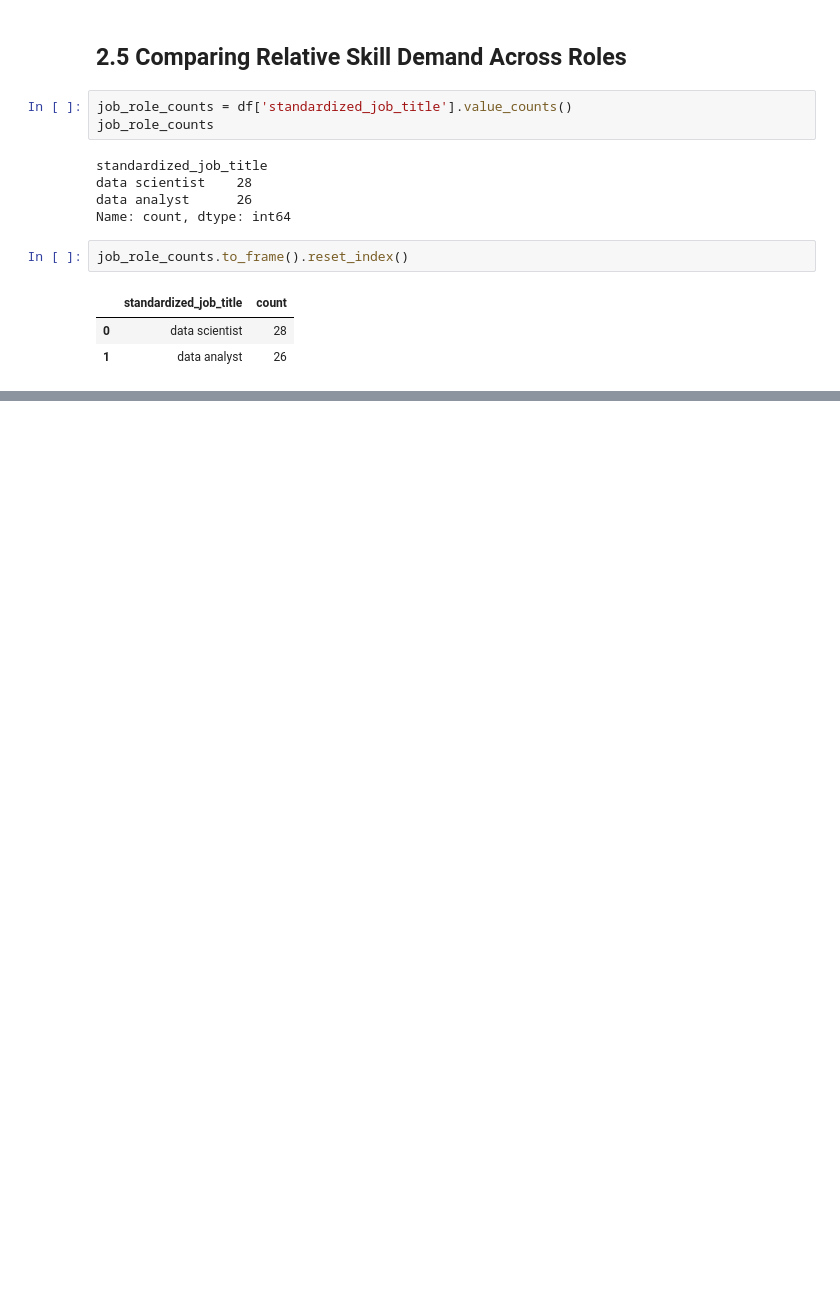
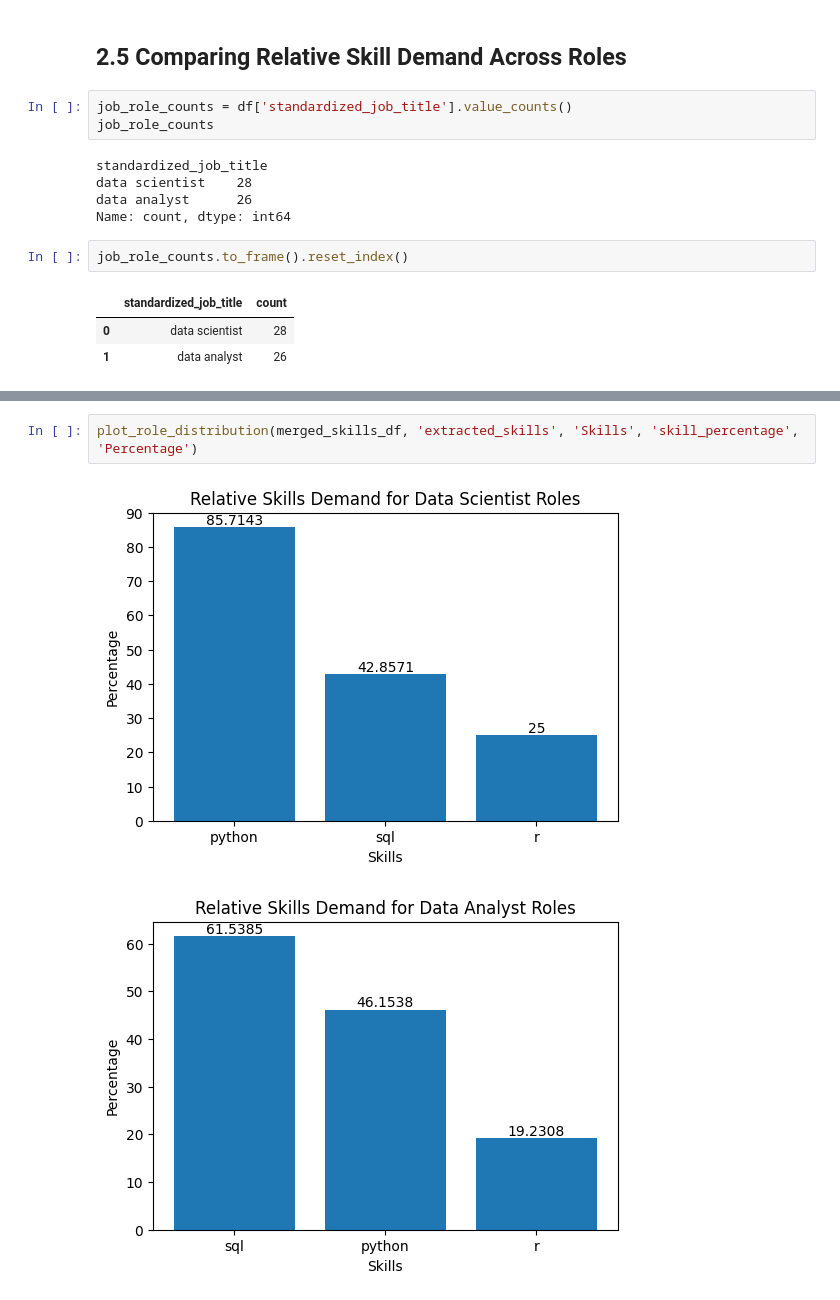
Before and after one commit to AntonioJabbour/job_market_inteligence, a Jupyter notebook: notebooks/02_skill_analysis.ipynb, the cells around one changed output, grey strips where cells are left out. Saved outputs shown, nothing was run; the diff lists cells and outputs as text; blank space fills up the shorter version.

```diff
--- a/notebooks/02_skill_analysis.ipynb
+++ b/notebooks/02_skill_analysis.ipynb
@@ -409,0 +441,5 @@ merged_df['skill_percentage'] = (
+# %%
+plot_role_distribution(merged_skills_df, 'extracted_skills', 'Skills', 'skill_percentage', 'Percentage')
+# %% [output]
+[figure, added]
+[figure, added]
```
Also changed, not shown: parts of 26 cells of this notebook.
